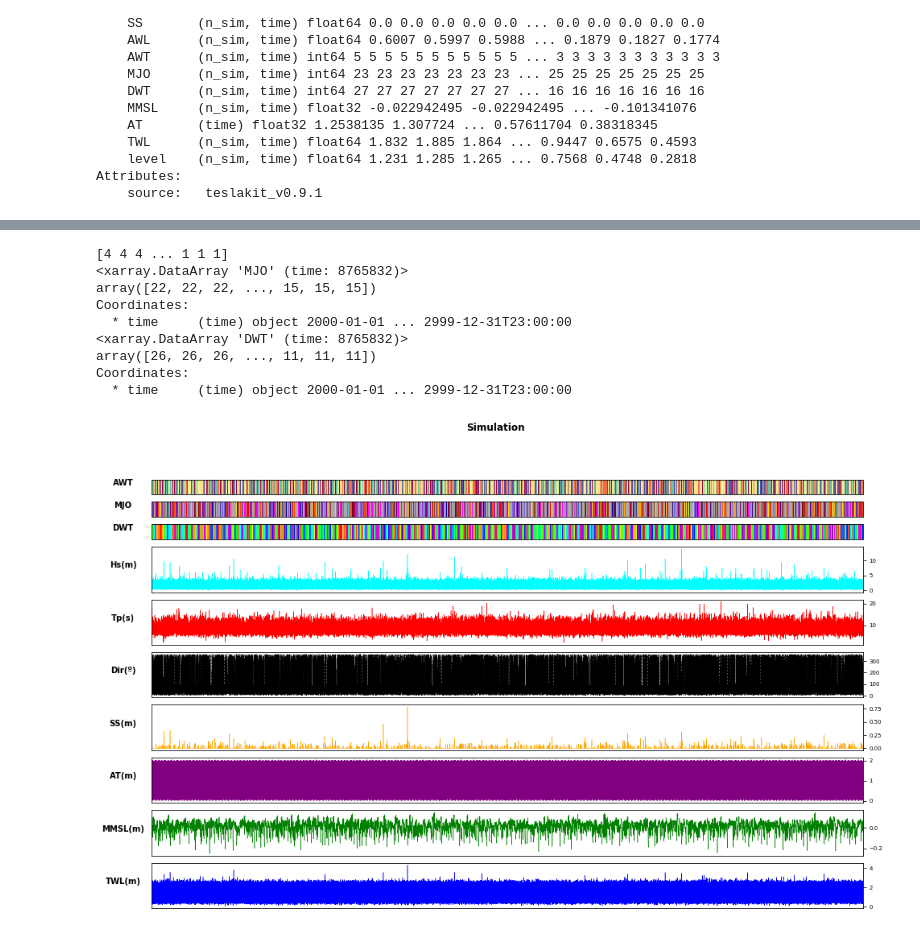
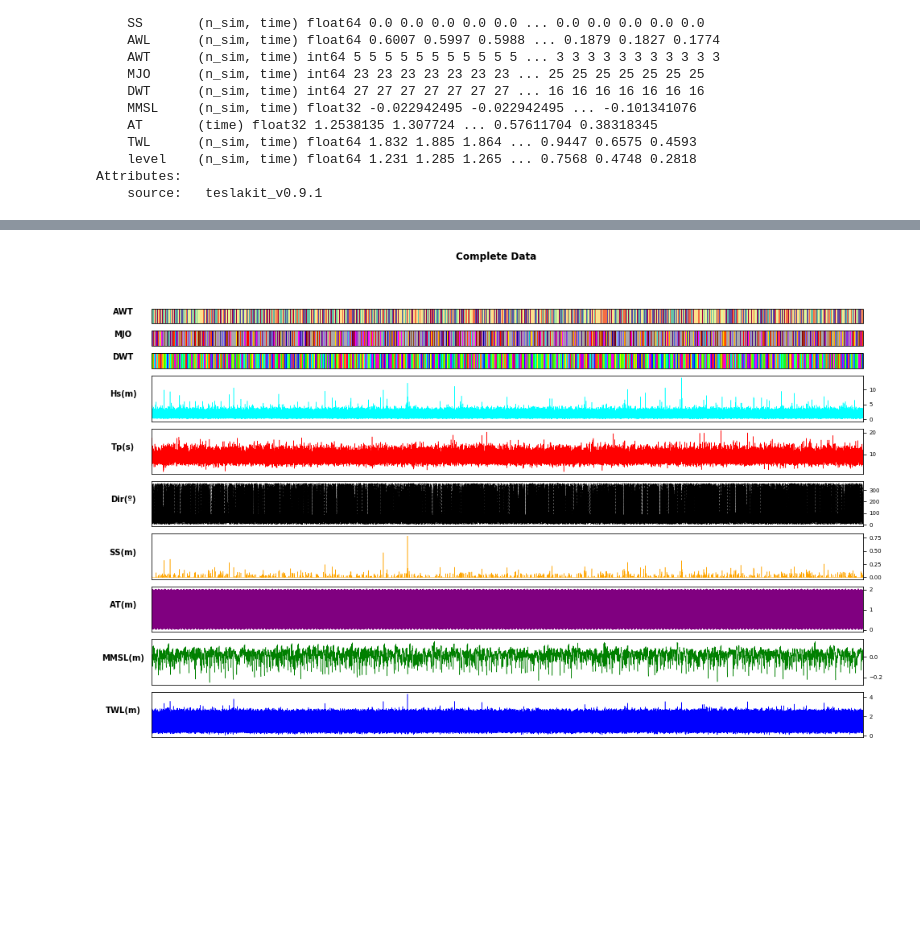
Before and after one commit to teslakit/teslakit, a Jupyter notebook: notebooks/ROI/01_Offshore/14_Process_Simulation_Outputs.ipynb, the cells around one changed output, grey strips where cells are left out. Drawn from its saved outputs; the diff is of its cells as text; code cells hidden in the pictures; blank space fills up the shorter version.

Commit message:
nb14 add plot complete data hist

```diff
--- a/notebooks/ROI/01_Offshore/14_Process_Simulation_Outputs.ipynb
+++ b/notebooks/ROI/01_Offshore/14_Process_Simulation_Outputs.ipynb
@@ -180,15 +179,22 @@ WVS_sim_h = WVS_sim_h.sel(time = slice(d1, d2))
 CVS_sim_h = CVS_sim_h.sel(time = slice(d1, d2))
 
 # merge all data
-SIM_COMPLETE = xr.merge([WVS_sim_h, CVS_sim_h])
+SIM_COMPLETE_h = xr.merge([WVS_sim_h, CVS_sim_h])
 
 # calculate TWL and level
-SIM_COMPLETE['TWL'] = SIM_COMPLETE['AWL'] + SIM_COMPLETE['SS'] + SIM_COMPLETE['AT'] + SIM_COMPLETE['MMSL']
-SIM_COMPLETE['level'] = SIM_COMPLETE['SS'] + SIM_COMPLETE['AT'] + SIM_COMPLETE['MMSL']
+SIM_COMPLETE_h['TWL'] = SIM_COMPLETE_h['AWL'] + SIM_COMPLETE_h['SS'] + SIM_COMPLETE_h['AT'] + SIM_COMPLETE_h['MMSL']
+SIM_COMPLETE_h['level'] = SIM_COMPLETE_h['SS'] + SIM_COMPLETE_h['AT'] + SIM_COMPLETE_h['MMSL']
 
-db.Save_SIM_Complete_hourly(SIM_COMPLETE)
+# make a daily freq. file
+SIM_COMPLETE_d = xds_reindex_daily(SIM_COMPLETE_h)
 
-print(SIM_COMPLETE)
+
+# store all data
+db.Save_SIM_Complete_hourly(SIM_COMPLETE_h)
+db.Save_SIM_Complete_daily(SIM_COMPLETE_d)
+
+
+print(SIM_COMPLETE_h)
 # %% [output]
 <xarray.Dataset>
 Dimensions:  (n_sim: 10, time: 8765832)
@@ -271,17 +250,8 @@ for n in range(n_sims_DWTs):
 # store complete data for each simulation
 db.Save_SIM_Complete_storms(l_sims)
 # %%
-# Plot Simulation
+# Plot one Simulation
 
-Plot_Simulation(SIM_COMPLETE.sel(n_sim=0));
+Plot_Complete(SIM_COMPLETE_h.sel(n_sim=0));
 # %% [output]
-[4 4 4 ... 1 1 1]
-<xarray.DataArray 'MJO' (time: 8765832)>
-array([22, 22, 22, ..., 15, 15, 15])
-Coordinates:
-  * time     (time) object 2000-01-01 ... 2999-12-31T23:00:00
-<xarray.DataArray 'DWT' (time: 8765832)>
-array([26, 26, 26, ..., 11, 11, 11])
-Coordinates:
-  * time     (time) object 2000-01-01 ... 2999-12-31T23:00:00
-[figure, old version]
+[figure, new version]
```
Also changed, not shown: parts of 5 cells of this notebook.
